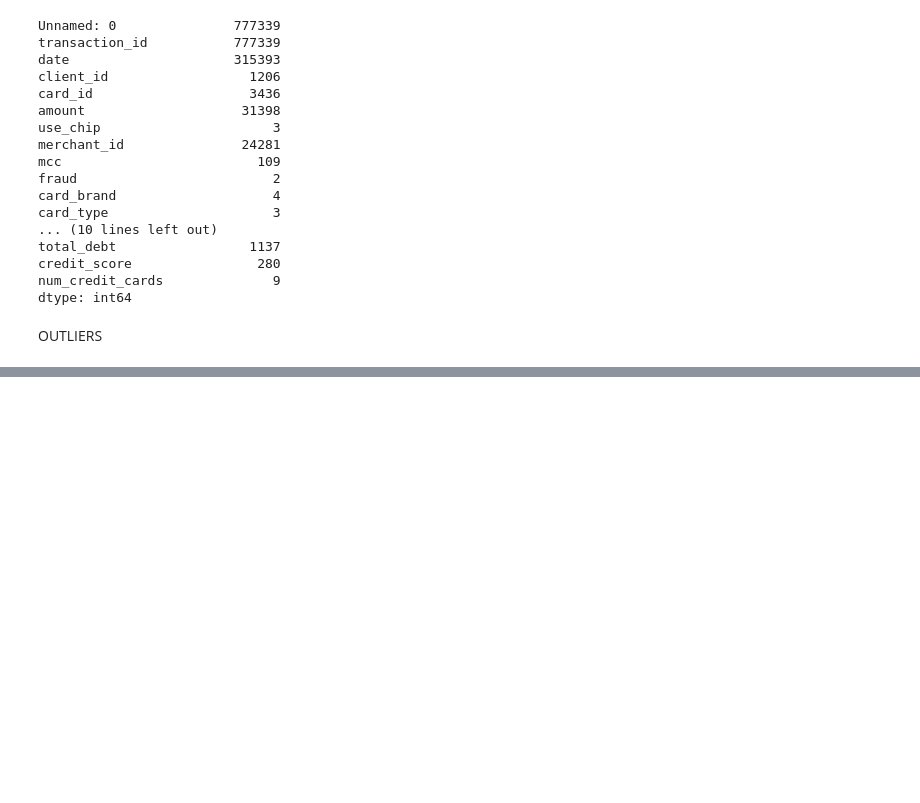
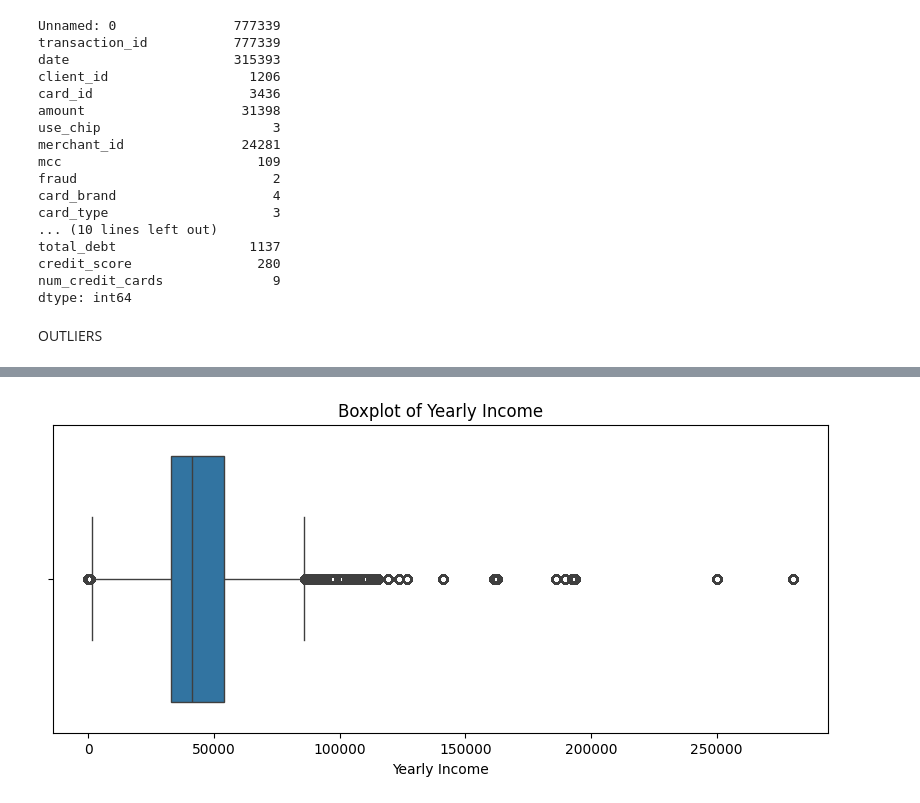
Before and after one commit to journalss2002-gif/DataMining-Fall2025-Project, a Jupyter notebook: data_cleaning.ipynb, the cells around one changed output, grey strips where cells are left out. Saved outputs shown, nothing was run; the diff lists cells and outputs as text; code cells hidden in the pictures; blank space fills up the shorter version.

```diff
--- a/data_cleaning.ipynb
+++ b/data_cleaning.ipynb
@@ -215,0 +224,8 @@ plt.show()
+# %%
+plt.figure(figsize=(10,4))
+sns.boxplot(x=df_labeled["yearly_income"])
+plt.title("Boxplot of Yearly Income")
+plt.xlabel("Yearly Income")
+plt.show()
+# %% [output]
+[figure, added]
```
Also changed, not shown: parts of 26 cells of this notebook, 1 other file.
